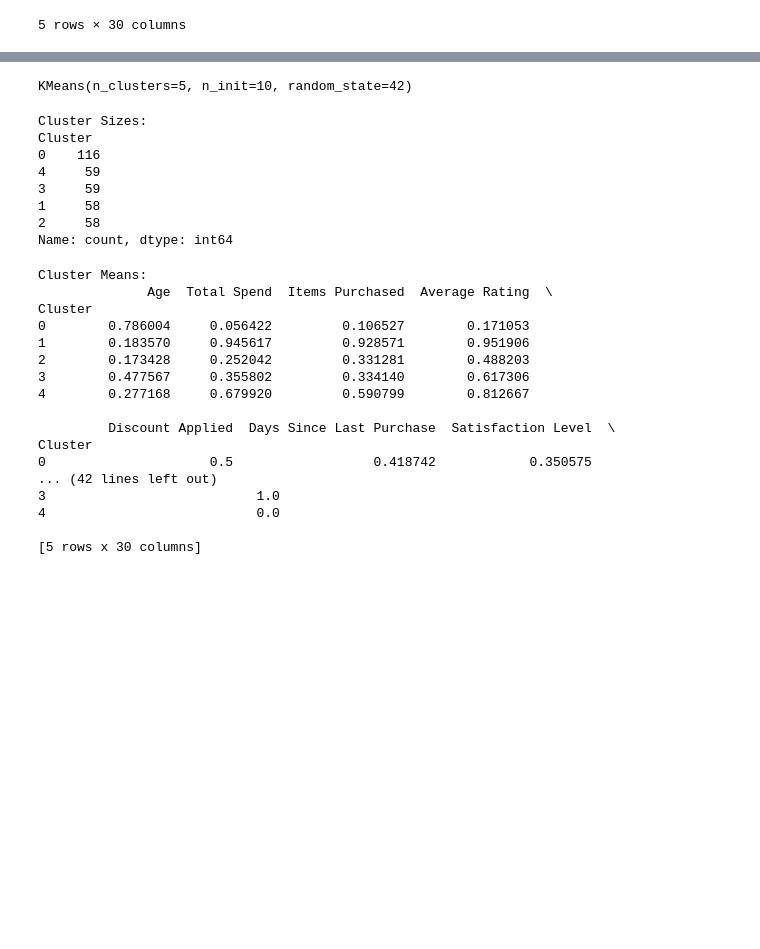
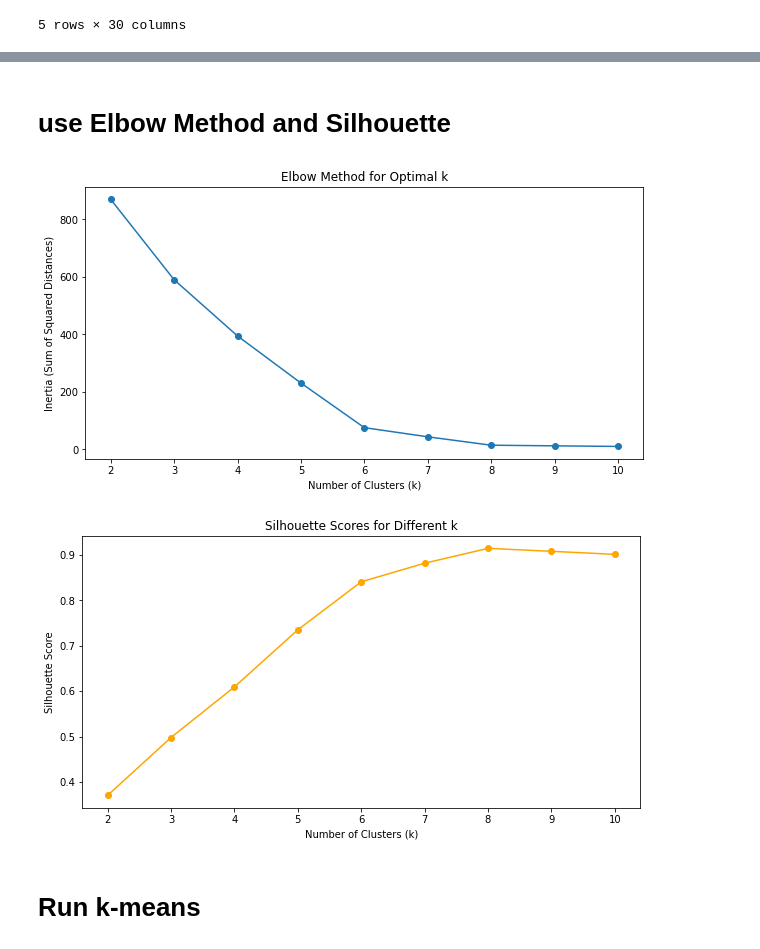
Before and after one commit to Marikinyo/E-commerce-Customer-Behavior, a Jupyter notebook: customer_segmenation.ipynb, the cells around one changed output, grey strips where cells are left out. Cells and saved outputs as stored; diff of their text form; code cells hidden in the pictures; blank space fills up the shorter version.

```diff
--- a/customer_segmenation.ipynb
+++ b/customer_segmenation.ipynb
@@ -62,6 +39,0 @@ plt.show()
-# %%
-# Step 1: Apply K-Means with k=6
-kmeans = KMeans(n_clusters=5, random_state=42, n_init=10, max_iter=300)
-kmeans.fit(X_scaled)
-# %% [output]
-KMeans(n_clusters=5, n_init=10, random_state=42)
@@ -71,36 +39,0 @@ df['Cluster'] = kmeans.labels_
-# %%
-# Step 3: Analyze Clusters
-# View cluster sizes
-print("Cluster Sizes:")
-print(df['Cluster'].value_counts())
-# %% [output]
-Cluster Sizes:
-Cluster
-0    116
-4     59
-3     59
-1     58
-2     58
-Name: count, dtype: int64
-# %%
-# View cluster centroids
-print("\nCluster Means:")
-print(df.groupby('Cluster').mean())
-# %% [output]
-Cluster Means:
-              Age  Total Spend  Items Purchased  Average Rating  \
-Cluster
-0        0.786004     0.056422         0.106527        0.171053
-1        0.183570     0.945617         0.928571        0.951906
-2        0.173428     0.252042         0.331281        0.488203
-3        0.477567     0.355802         0.334140        0.617306
-4        0.277168     0.679920         0.590799        0.812667
-
-         Discount Applied  Days Since Last Purchase  Satisfaction Level  \
-Cluster
-0                     0.5                  0.418742            0.350575
-... (42 lines left out)
-3                           1.0
-4                           0.0
-
-[5 rows x 30 columns]
@@ -111,0 +40,36 @@ X_pca = pca.fit_transform(X_scaled)
+# %% [markdown]
+# use Elbow Method and Silhouette
+# %%
+# Store the inertia (sum of squared distances) and silhouette scores
+inertia = []
+silhouette_scores = []
+
+# Iterate over different values of k
+for k in range(2, 11):
+    kmeans = KMeans(n_clusters=k, random_state=42, n_init=10)
+    kmeans.fit(df)  # Assuming 'data' contains your normalized dataset
+
+    # Append inertia and silhouette scores
+    inertia.append(kmeans.inertia_)
+    silhouette_scores.append(silhouette_score(df, kmeans.labels_))
+
+# Plot the Elbow Curve
+plt.figure(figsize=(10, 5))
+plt.plot(range(2, 11), inertia, marker='o')
+plt.title("Elbow Method for Optimal k")
+plt.xlabel("Number of Clusters (k)")
+plt.ylabel("Inertia (Sum of Squared Distances)")
+plt.show()
+
+# Plot the Silhouette Scores
+plt.figure(figsize=(10, 5))
+plt.plot(range(2, 11), silhouette_scores, marker='o', color='orange')
+plt.title("Silhouette Scores for Different k")
+plt.xlabel("Number of Clusters (k)")
+plt.ylabel("Silhouette Score")
+plt.show()
+# %% [output]
+[figure, added]
+[figure, added]
+# %% [markdown]
+# Run k-means
```
Also changed, not shown: parts of 15 cells of this notebook.
